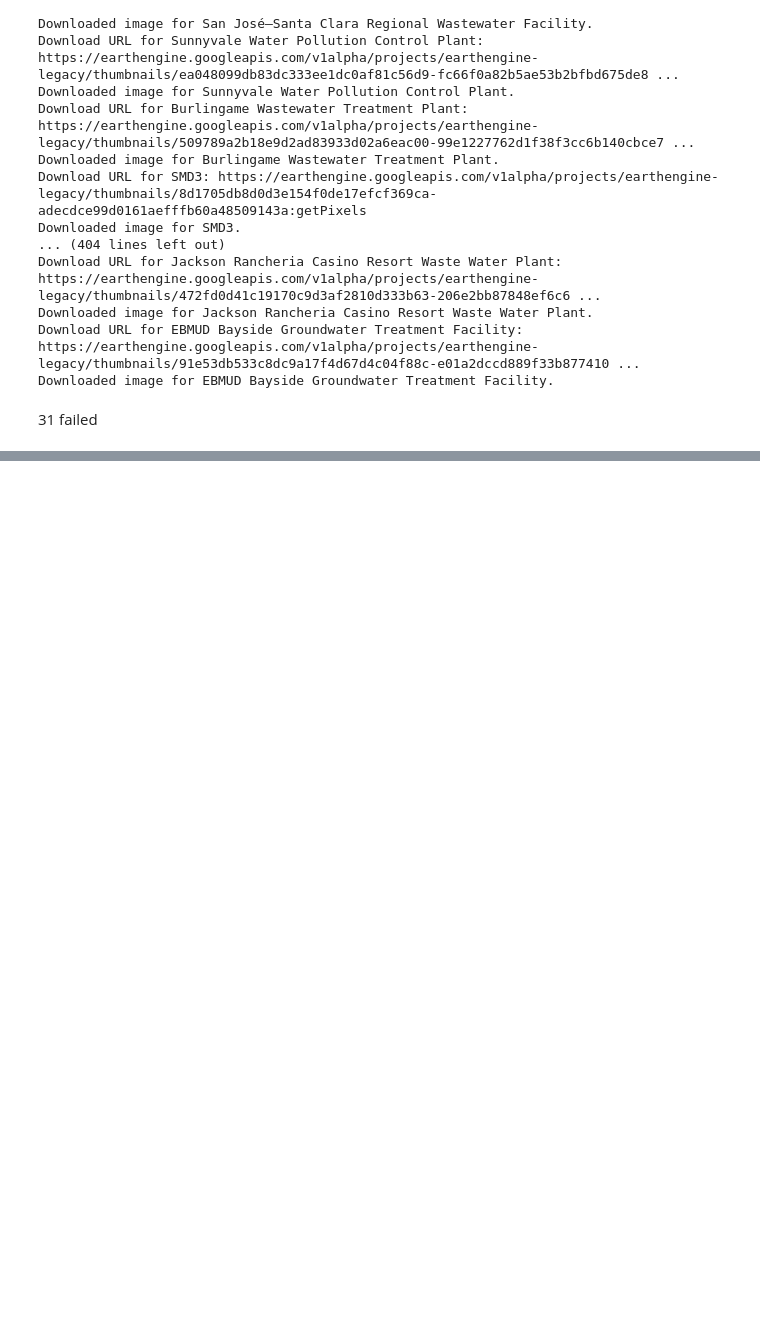
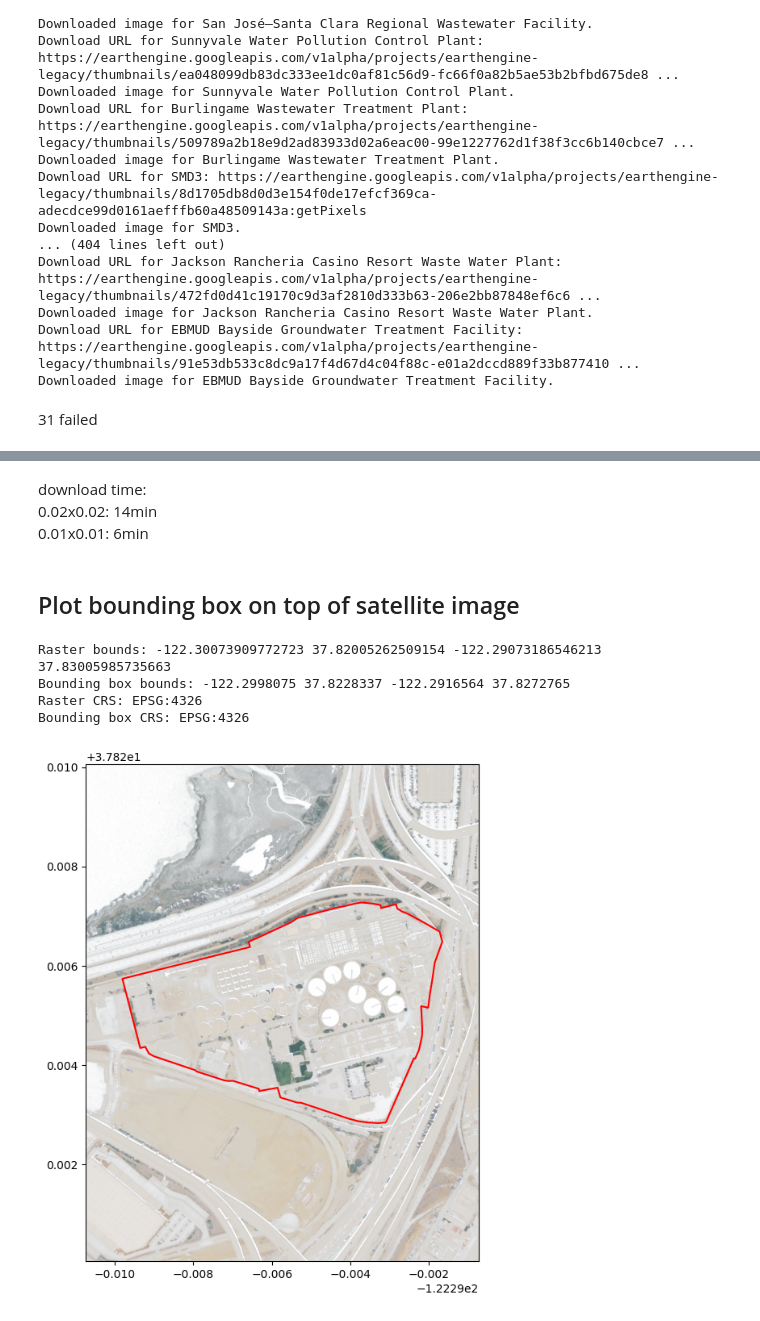
Before and after one commit to Yer1k/solar_wastewater, a Jupyter notebook: 10_code/img_download_automation.ipynb, the cells around one changed output, grey strips where cells are left out. Cells and saved outputs as stored; diff of their text form; code cells hidden in the pictures; blank space fills up the shorter version.

```diff
--- a/10_code/img_download_automation.ipynb
+++ b/10_code/img_download_automation.ipynb
@@ -339,0 +465,44 @@ Downloaded image for EBMUD Bayside Groundwater Treatment Facility.
+# %% [markdown]
+download time:\
+0.02x0.02: 14min\
+0.01x0.01: 6min
+# %% [markdown]
+## Plot bounding box on top of satellite image
+# %%
+with rasterio.open('downloaded_images_2/EBMUD Wastewater Treatment Plant.tif') as src:
+    # Read the image data
+    img = src.read([1, 2, 3, 4])  # Reads the first three bands for RGB
+
+df_EBMUD = df[df['WWTP_name'] == 'EBMUD Wastewater Treatment Plant']
+
+# check
+# Raster extent
+left, bottom, right, top = src.bounds
+print("Raster bounds:", left, bottom, right, top)
+
+# Bounding box extent
+minx, miny, maxx, maxy = df_EBMUD.geometry.total_bounds
+print("Bounding box bounds:", minx, miny, maxx, maxy)
+
+# raster geometry system
+print("Raster CRS:", src.crs)
+
+# bounding box geometry system
+print("Bounding box CRS:", df_EBMUD.crs)
+# %% [output]
+Raster bounds: -122.30073909772723 37.82005262509154 -122.29073186546213 37.83005985735663
+Bounding box bounds: -122.2998075 37.8228337 -122.2916564 37.8272765
+Raster CRS: EPSG:4326
+Bounding box CRS: EPSG:4326
+# %%
+fig, ax = plt.subplots(figsize=(8,8))
+
+# Plot the raster
+ax = rasterio.plot.show(img, ax=ax, transform=src.transform)
+
+# Plot the bounding box
+df_EBMUD.boundary.plot(ax=ax, color='red', linewidth=1.5)
+
+plt.show()
+# %% [output]
+[figure, added]
```
Also changed, not shown: parts of 12 cells of this notebook, 16 other files.
